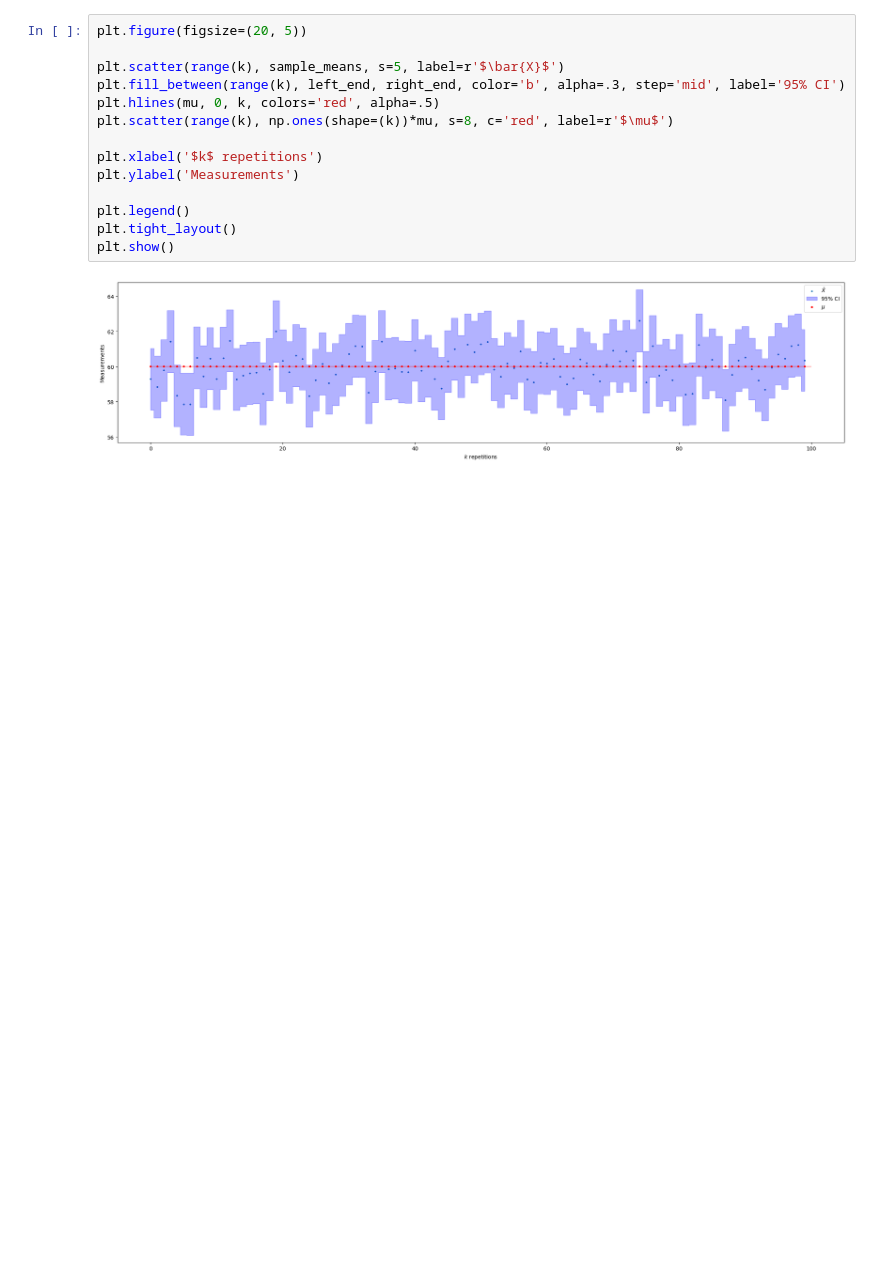
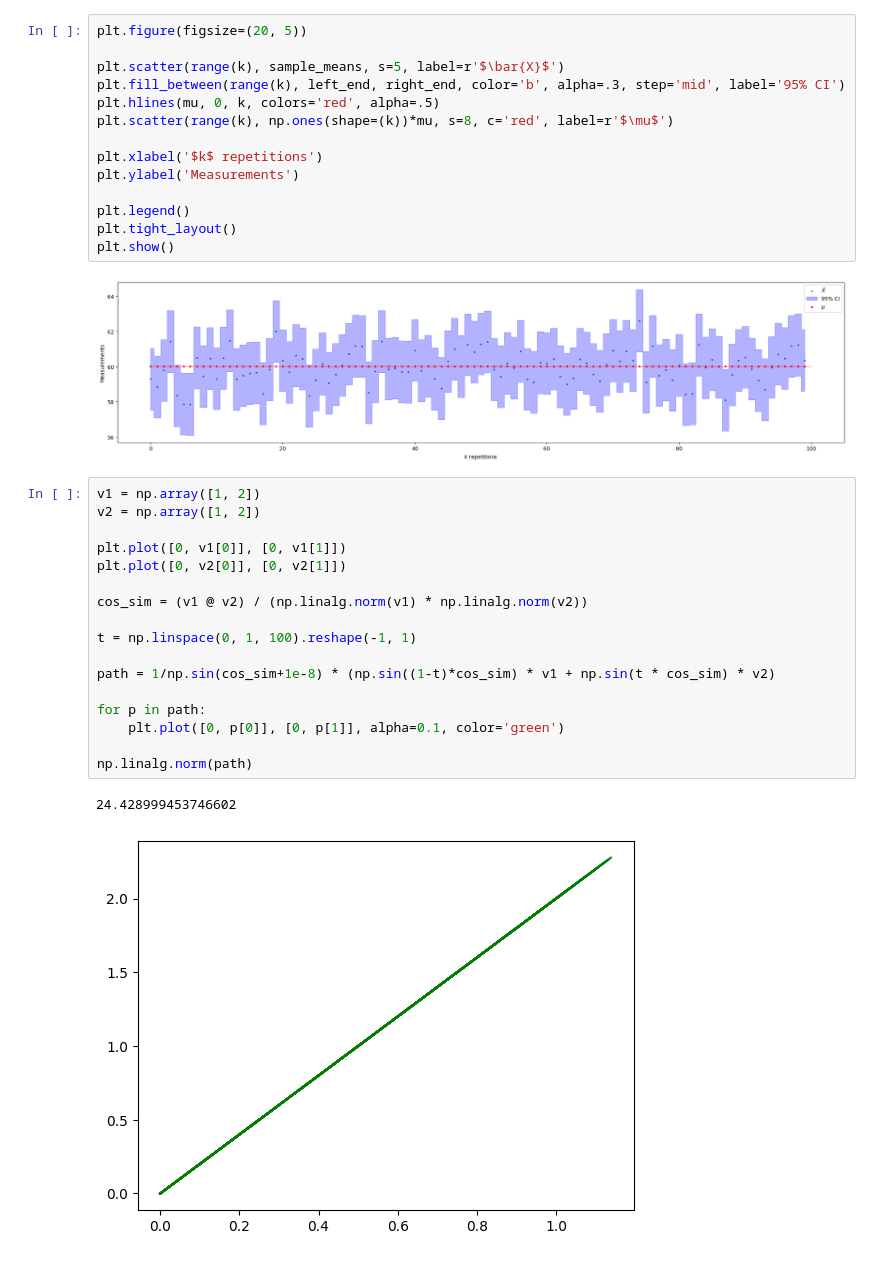
Before and after one commit to Janko-dev/data_analysis_and_machine_learning, a Jupyter notebook: notebooks/distributions.ipynb, the cells around one changed output. Cells and saved outputs as stored; diff of their text form; blank space fills up the shorter version.

```diff
--- a/notebooks/distributions.ipynb
+++ b/notebooks/distributions.ipynb
@@ -212,3 +212,23 @@ plt.tight_layout()
 plt.show()
 # %% [output]
 [figure]
+# %%
+v1 = np.array([1, 2])
+v2 = np.array([1, 2])
+
+plt.plot([0, v1[0]], [0, v1[1]])
+plt.plot([0, v2[0]], [0, v2[1]])
+
+cos_sim = (v1 @ v2) / (np.linalg.norm(v1) * np.linalg.norm(v2))
+
+t = np.linspace(0, 1, 100).reshape(-1, 1)
+
+path = 1/np.sin(cos_sim+1e-8) * (np.sin((1-t)*cos_sim) * v1 + np.sin(t * cos_sim) * v2)
+
+for p in path:
+    plt.plot([0, p[0]], [0, p[1]], alpha=0.1, color='green')
+
+np.linalg.norm(path)
+# %% [output]
+24.428999453746602
+[figure, added]
```
Also changed, not shown: parts of 6 cells of this notebook.
